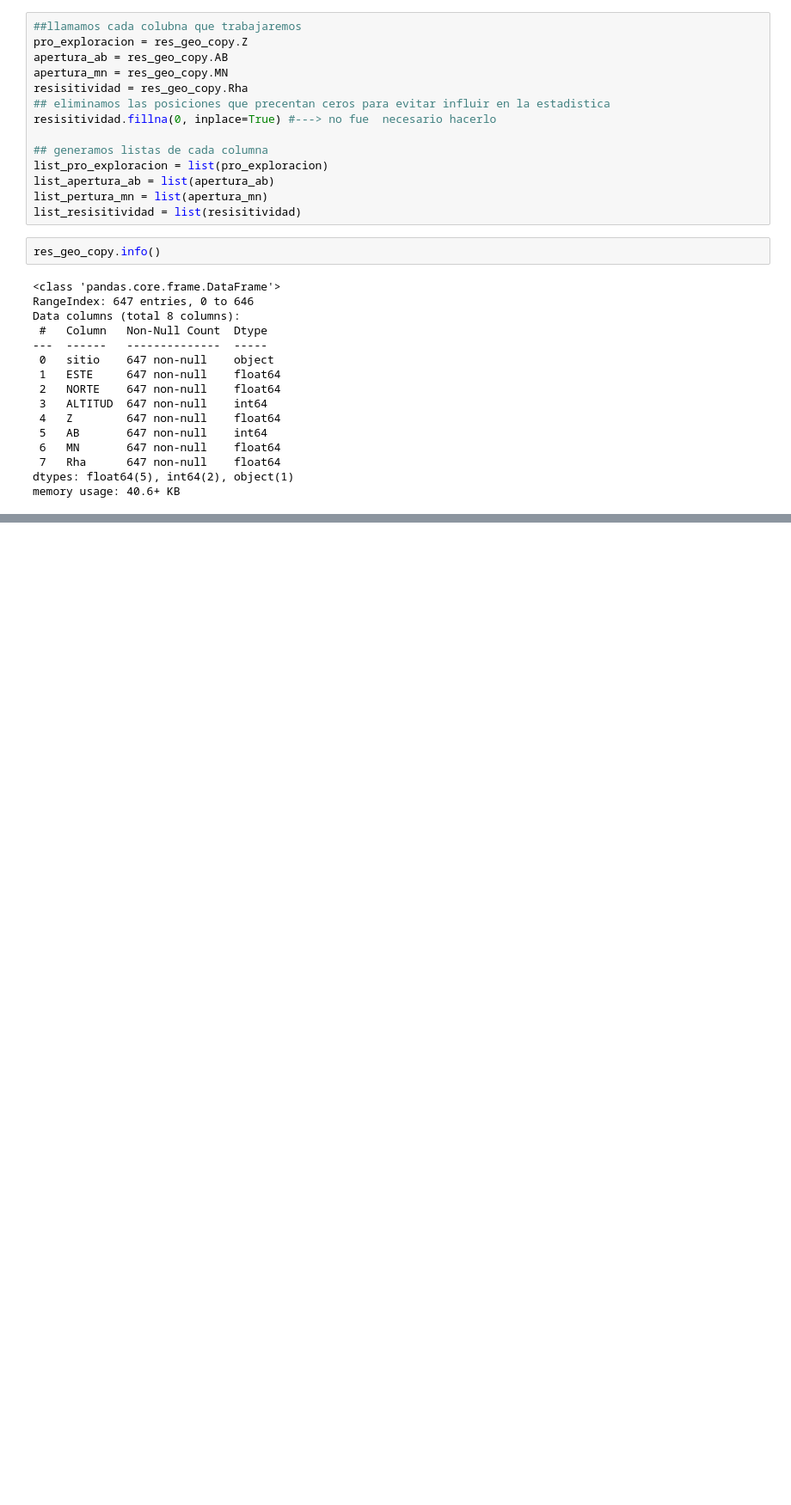
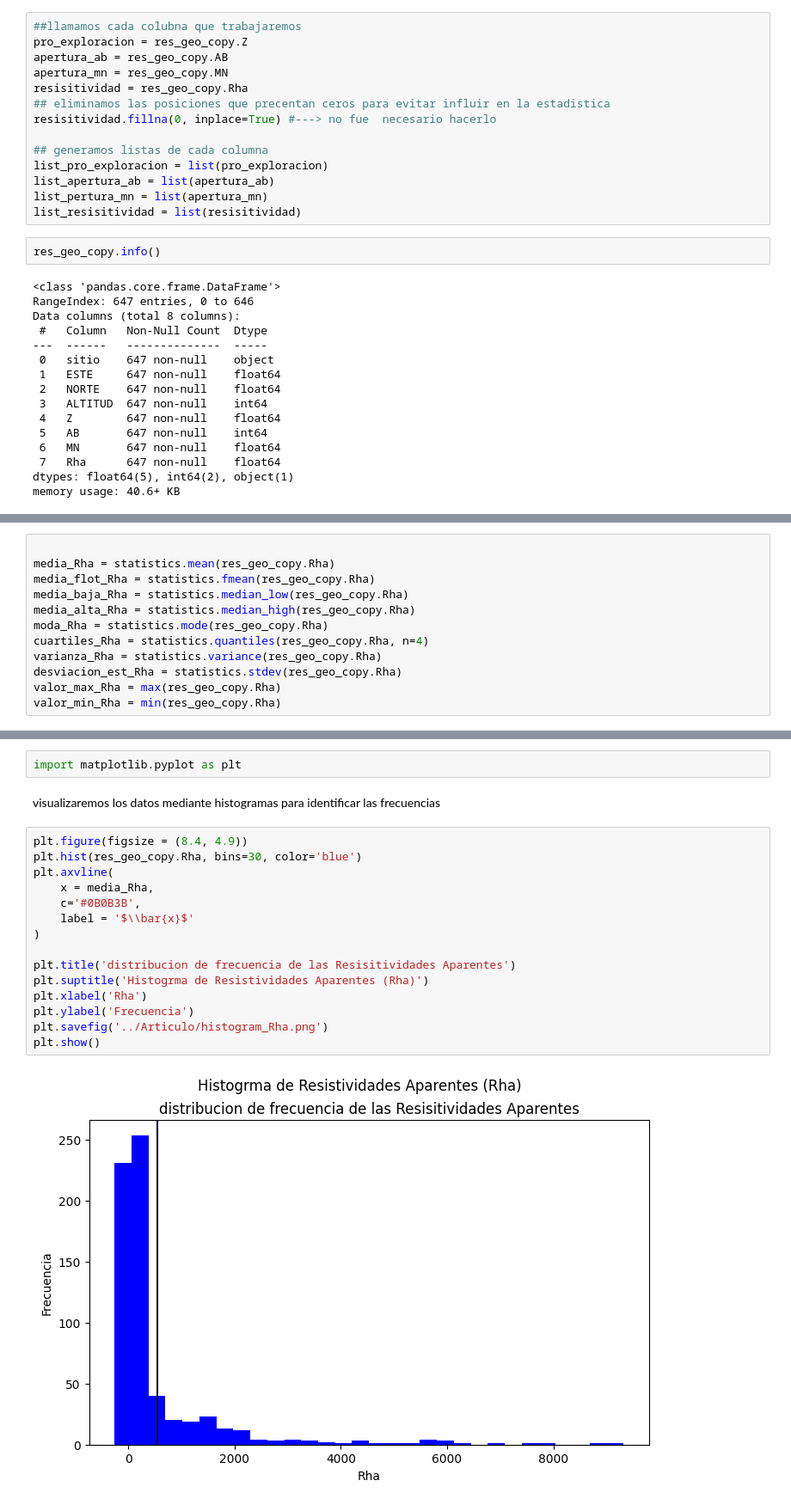
Before and after one commit to JuanJT117/Clase-de-aprendizaje-automatico, a Jupyter notebook: Tareas/Tarea_Aprendizaje_Automatico.ipynb, the cells around one changed output, grey strips where cells are left out. Shown: that part at 86% size. Cells and saved outputs as stored; diff of their text form; blank space fills up the shorter version.

```diff
--- a/Tareas/Tarea_Aprendizaje_Automatico.ipynb
+++ b/Tareas/Tarea_Aprendizaje_Automatico.ipynb
@@ -326,0 +298,12 @@ res_geo_copy.describe()
+# %%
+
+media_Rha = statistics.mean(res_geo_copy.Rha)
+media_flot_Rha = statistics.fmean(res_geo_copy.Rha)
+media_baja_Rha = statistics.median_low(res_geo_copy.Rha)
+media_alta_Rha = statistics.median_high(res_geo_copy.Rha)
+moda_Rha = statistics.mode(res_geo_copy.Rha)
+cuartiles_Rha = statistics.quantiles(res_geo_copy.Rha, n=4)
+varianza_Rha = statistics.variance(res_geo_copy.Rha)
+desviacion_est_Rha = statistics.stdev(res_geo_copy.Rha)
+valor_max_Rha = max(res_geo_copy.Rha)
+valor_min_Rha = min(res_geo_copy.Rha)
@@ -326,0 +334,21 @@ res_geo_copy.describe()
+# %%
+import matplotlib.pyplot as plt
+# %% [markdown]
+visualizaremos los datos mediante histogramas para identificar las frecuencias
+# %%
+plt.figure(figsize = (8.4, 4.9))
+plt.hist(res_geo_copy.Rha, bins=30, color='blue')
+plt.axvline(
+    x = media_Rha,
+    c='#0B0B3B',
+    label = '$\\bar{x}$'
+)
+
+plt.title('distribucion de frecuencia de las Resisitividades Aparentes')
+plt.suptitle('Histogrma de Resistividades Aparentes (Rha)')
+plt.xlabel('Rha')
+plt.ylabel('Frecuencia')
+plt.savefig('../Articulo/histogram_Rha.png')
+plt.show()
+# %% [output]
+[figure, added]
```
Also changed, not shown: parts of 25 cells of this notebook, 5 other files.
